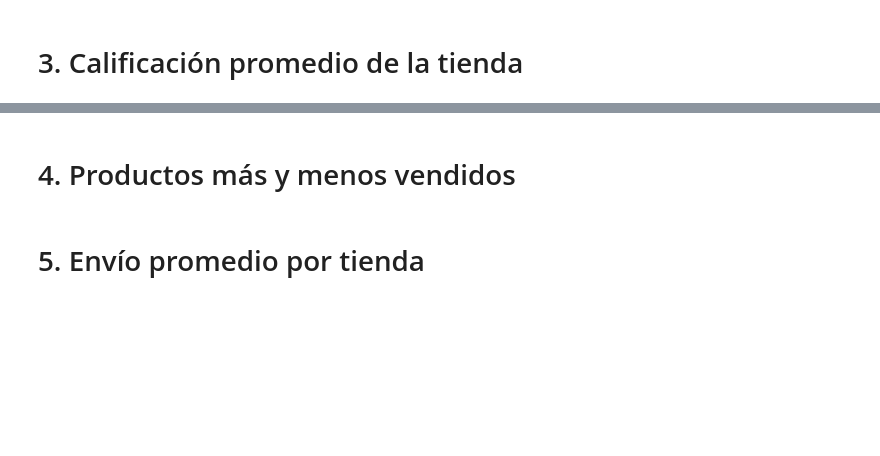
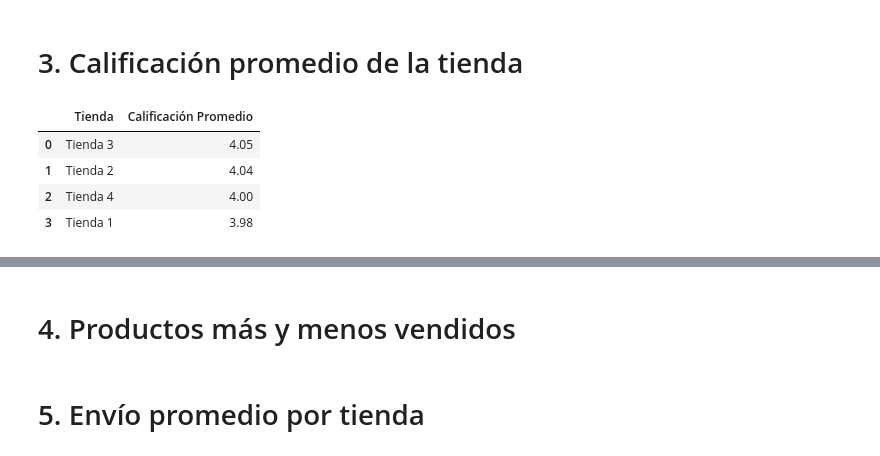
Before and after one commit to Tilyberto/Portafolio, a Jupyter notebook: AluraStoreLatam.ipynb, the cells around one changed output, grey strips where cells are left out. Saved outputs shown, nothing was run; the diff lists cells and outputs as text; code cells hidden in the pictures; blank space fills up the shorter version.

```diff
--- a/AluraStoreLatam.ipynb
+++ b/AluraStoreLatam.ipynb
@@ -117,2 +116,29 @@ for i, tienda in enumerate(tiendas, start=1):
 # %% [markdown]
 # 3. Calificación promedio de la tienda
+# %%
+# Calcular el promedio de calificación de cada tienda
+promedio_t1 = tienda1["Calificación"].mean()
+promedio_t2 = tienda2["Calificación"].mean()
+promedio_t3 = tienda3["Calificación"].mean()
+promedio_t4 = tienda4["Calificación"].mean()
+
+# Crear DataFrame
+promedios = pd.DataFrame({
+    "Tienda": ["Tienda 1", "Tienda 2", "Tienda 3", "Tienda 4"],
+    "Calificación Promedio": [promedio_t1, promedio_t2, promedio_t3, promedio_t4]
+})
+
+# Ordenar sin redondear los datos
+promedios = promedios.sort_values(by="Calificación Promedio", ascending=False).reset_index(drop=True)
+
+# Mostrar con formato de 2 decimales sin alterar los valores reales
+pd.options.display.float_format = "{:,.2f}".format
+
+# Mostrar resultado
+promedios
+# %% [output]
+|  | Tienda | Calificación Promedio |
+| 0 | Tienda 3 | 4.05 |
+| 1 | Tienda 2 | 4.04 |
+| 2 | Tienda 4 | 4.00 |
+| 3 | Tienda 1 | 3.98 |
```
Also changed, not shown: parts of 3 cells of this notebook.
